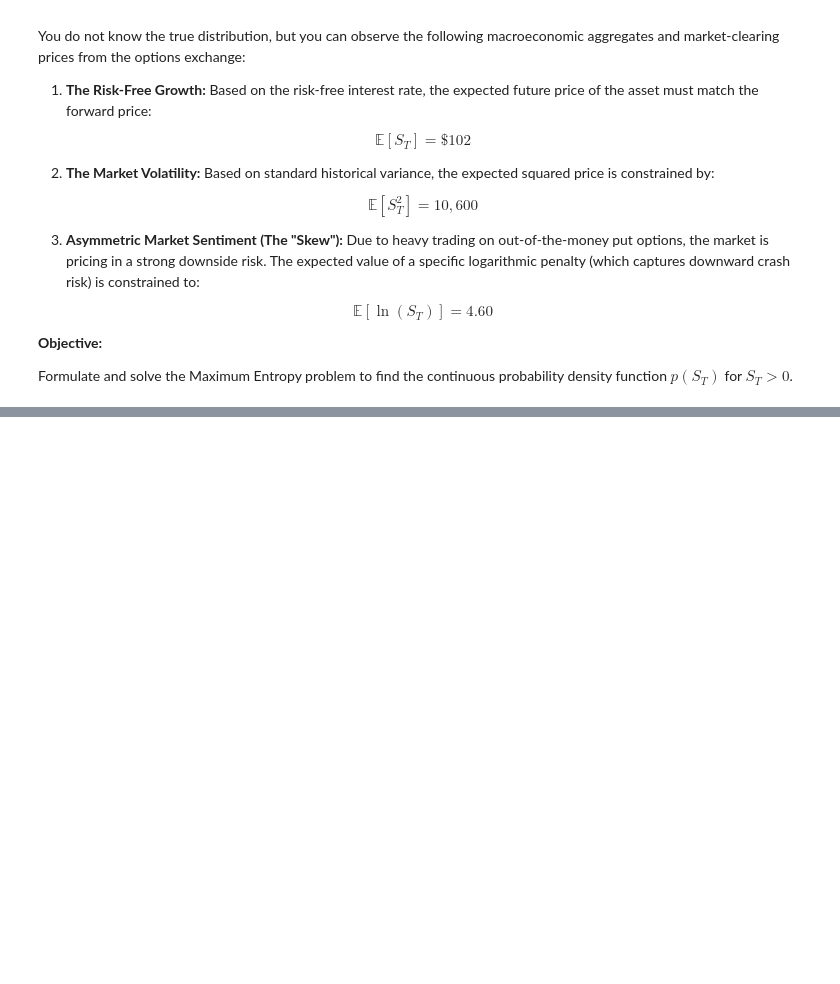
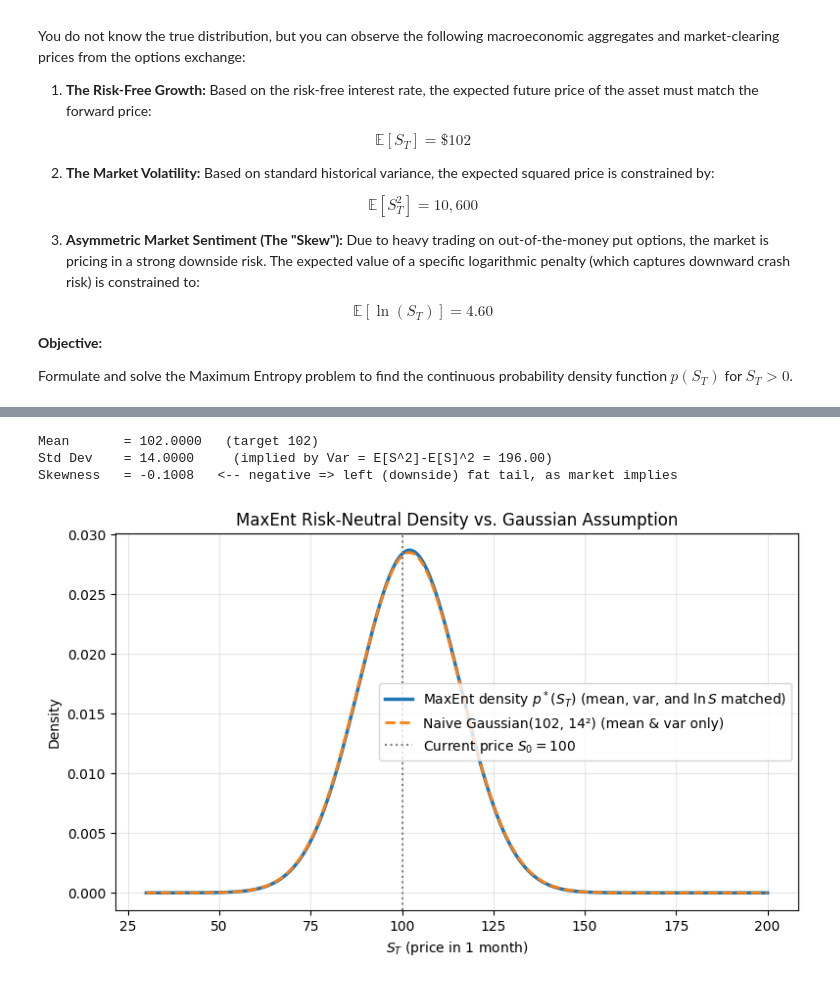
Before and after one commit to Imesh-Isuranga/Statistical-Learning-e20154, a Jupyter notebook: Max Entropy Inference/max_entropy_inference_assignment_answers.ipynb, the cells around one changed output, grey strips where cells are left out. Drawn from its saved outputs; the diff is of its cells as text; code cells hidden in the pictures; blank space fills up the shorter version.

```diff
--- a/Max Entropy Inference/max_entropy_inference_assignment_answers.ipynb
+++ b/Max Entropy Inference/max_entropy_inference_assignment_answers.ipynb
@@ -203,0 +1007,48 @@ Formulate and solve the Maximum Entropy problem to find the continuous probabili
+# %%
+import numpy as np
+from scipy import integrate
+import matplotlib.pyplot as plt
+
+l1, l2, l3 = lambda1, lambda2, lambda3
+
+def pdf_S(S):
+    return np.exp(-l3*np.log(S) - l1*S - l2*S**2) / Z
+
+# Central moments / skewness (via t = ln S substitution for stability)
+def moment_power(k):
+    val, _ = integrate.quad(lambda t: np.exp(k*t) * np.exp(g(t, l1, l2, l3)), -60, 60, limit=800)
+    return val / Z
+
+mean = moment_power(1)
+m2   = moment_power(2)
+m3   = moment_power(3)
+var  = m2 - mean**2
+sd   = np.sqrt(var)
+skew = (m3 - 3*mean*m2 + 2*mean**3) / sd**3
+
+print(f"Mean       = {mean:.4f}   (target 102)")
+print(f"Std Dev    = {sd:.4f}     (implied by Var = E[S^2]-E[S]^2 = {var:.2f})")
+print(f"Skewness   = {skew:.4f}   <-- negative => left (downside) fat tail, as market implies")
+
+# --- Plot: MaxEnt density vs. naive Gaussian(102, 14^2) ---
+S = np.linspace(30, 200, 2000)
+p_maxent = pdf_S(S)
+
+from scipy.stats import norm
+p_gauss = norm.pdf(S, loc=102, scale=14)
+
+plt.figure(figsize=(9,5))
+plt.plot(S, p_maxent, label="MaxEnt density $p^*(S_T)$ (mean, var, and $\\ln S$ matched)", lw=2.5)
+plt.plot(S, p_gauss, '--', label="Naive Gaussian(102, 14²) (mean & var only)", lw=2)
+plt.axvline(100, color='gray', ls=':', label="Current price $S_0=100$")
+plt.xlabel("$S_T$ (price in 1 month)")
+plt.ylabel("Density")
+plt.title("MaxEnt Risk-Neutral Density vs. Gaussian Assumption")
+plt.legend()
+plt.grid(alpha=0.3)
+plt.show()
+# %% [output]
+Mean       = 102.0000   (target 102)
+Std Dev    = 14.0000     (implied by Var = E[S^2]-E[S]^2 = 196.00)
+Skewness   = -0.1008   <-- negative => left (downside) fat tail, as market implies
+[figure, added]
```
Also changed, not shown: parts of 27 cells of this notebook.
